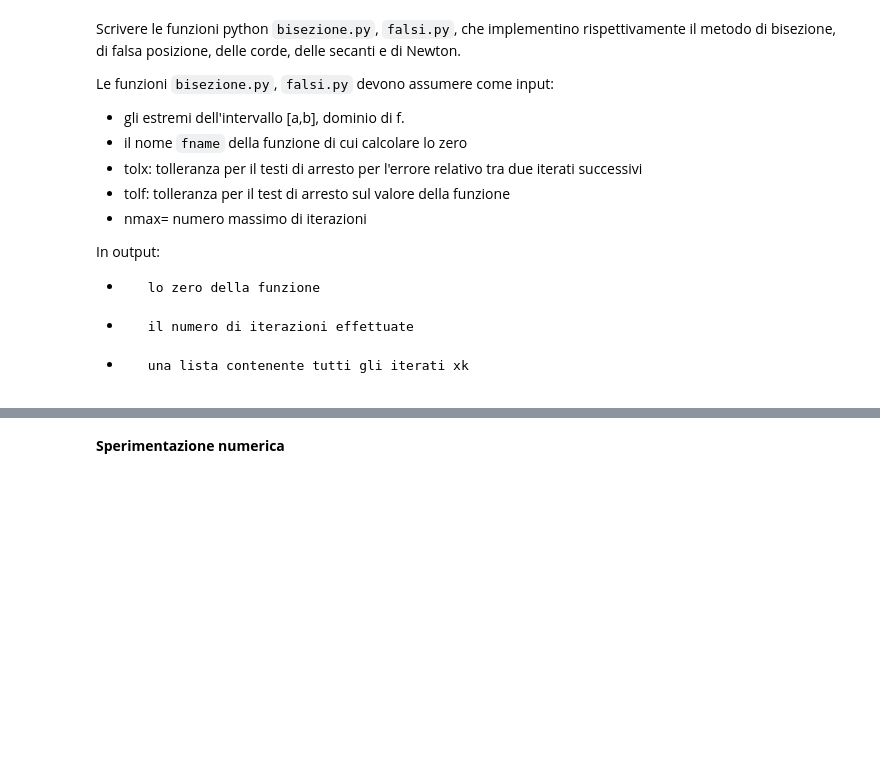
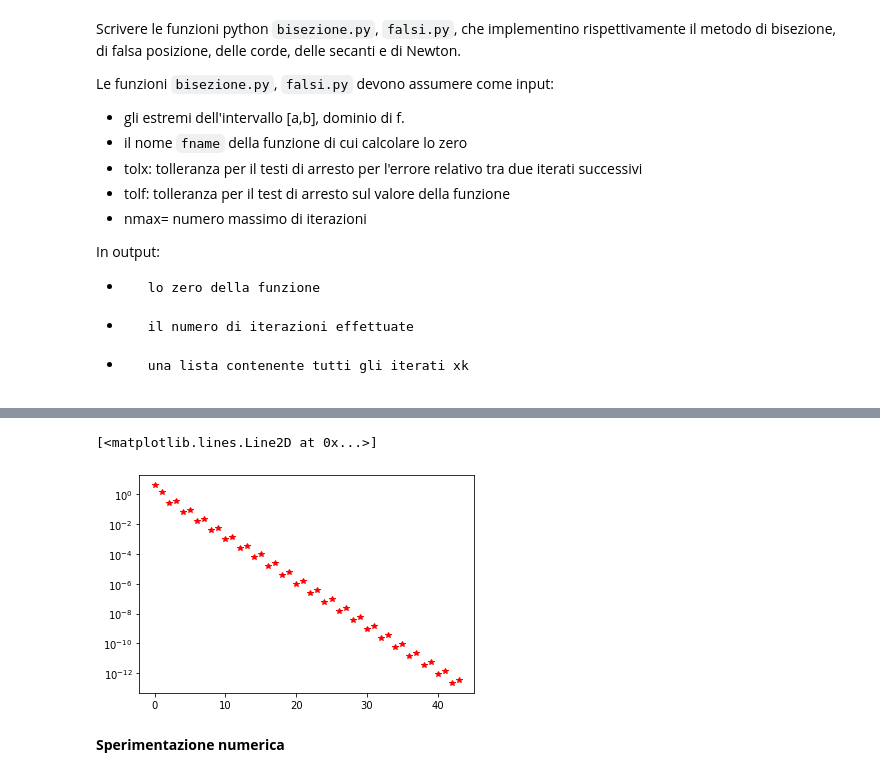
Before and after one commit to rAdamm0/Numerical-Methods-Python, a Jupyter notebook: Esercitazione_6.ipynb, the cells around one changed output, grey strips where cells are left out. Cells and saved outputs as stored; diff of their text form; code cells hidden in the pictures; blank space fills up the shorter version.

```diff
--- a/Esercitazione_6.ipynb
+++ b/Esercitazione_6.ipynb
@@ -48,3 +94,10 @@ def bisection_method(fname,b,a,tolx):
+# %%
+alpha = 6.0
+ek = np.abs(np.array(v_xk)-alpha)
+plt.semilogy(np.arange(it),ek,'r*')
+# %% [output]
+[<matplotlib.lines.Line2D at 0x...>]
+[figure, added]
 # %% [markdown]
 **Sperimentazione numerica**
 # %% [markdown]
```
Also changed, not shown: parts of 6 cells of this notebook.
